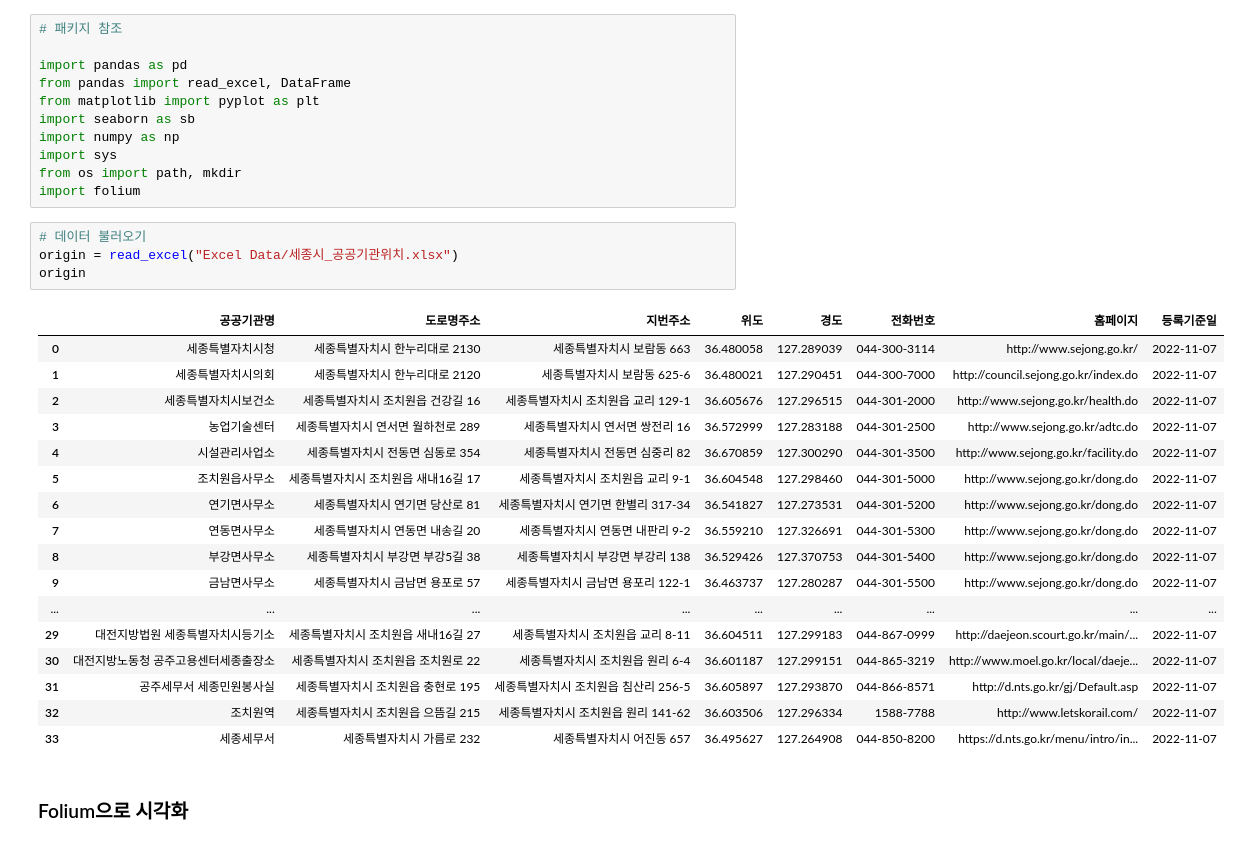
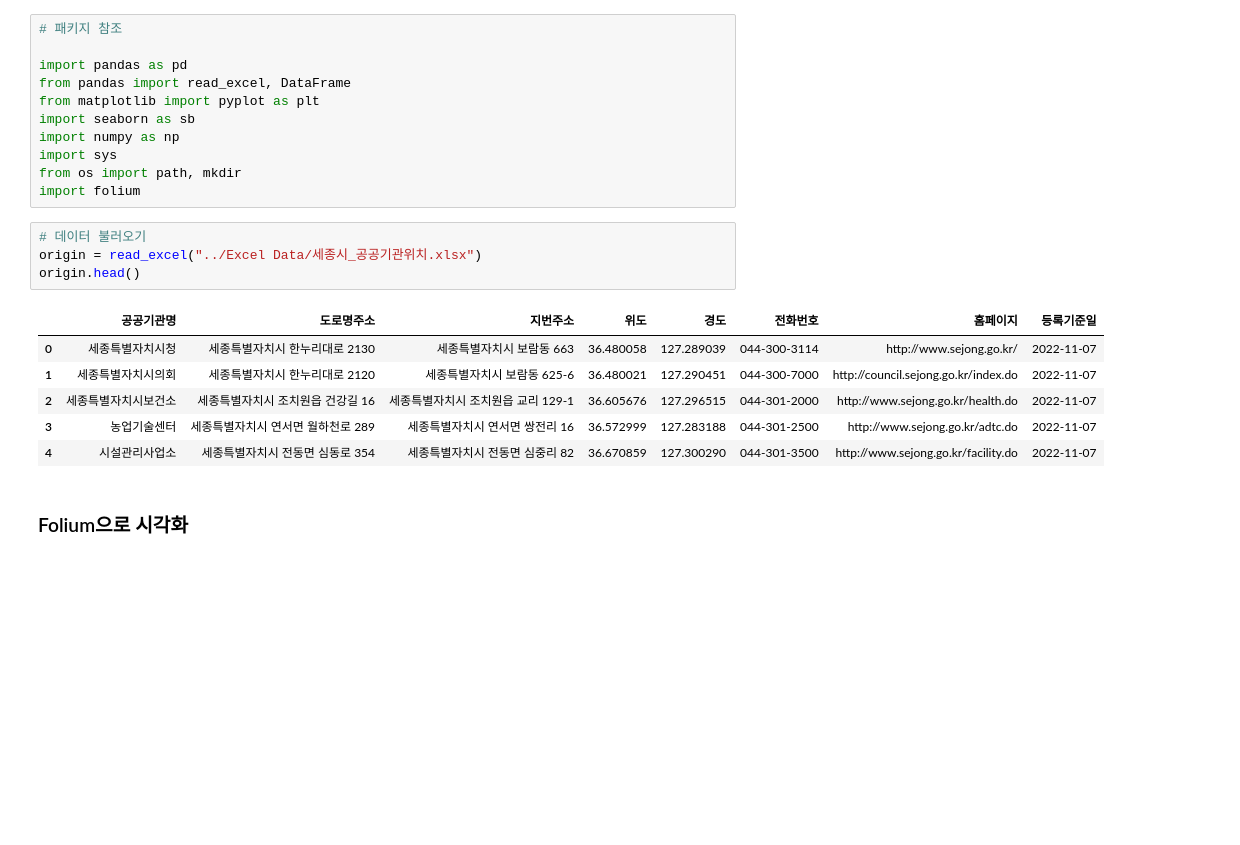
Before and after one commit to jagara101/Sejong_City_Contest_exhibit, a Jupyter notebook: 세종시_공모전(0901~0930)/사용_데이터/!(완)(위치)세종시_공공기관_관련.ipynb, the cells around one changed output. Saved outputs shown, nothing was run; the diff lists cells and outputs as text; blank space fills up the shorter version.

```diff
--- a/세종시_공모전(0901~0930)/사용_데이터/!(완)(위치)세종시_공공기관_관련.ipynb
+++ b/세종시_공모전(0901~0930)/사용_데이터/!(완)(위치)세종시_공공기관_관련.ipynb
@@ -11,26 +11,15 @@ from os import path, mkdir
 import folium
 # %%
 # 데이터 불러오기
-origin = read_excel("Excel Data/세종시_공공기관위치.xlsx")
-origin
+origin = read_excel("../Excel Data/세종시_공공기관위치.xlsx")
+origin.head()
 # %% [output]
 |  | 공공기관명 | 도로명주소 | 지번주소 | 위도 | 경도 | 전화번호 | 홈페이지 | 등록기준일 |
 | 0 | 세종특별자치시청 | 세종특별자치시 한누리대로 2130 | 세종특별자치시 보람동 663 | 36.480058 | 127.289039 | 044-300-3114 | http://www.sejong.go.kr/ | 2022-11-07 |
 | 1 | 세종특별자치시의회 | 세종특별자치시 한누리대로 2120 | 세종특별자치시 보람동 625-6 | 36.480021 | 127.290451 | 044-300-7000 | http://council.sejong.go.kr/index.do | 2022-11-07 |
 | 2 | 세종특별자치시보건소 | 세종특별자치시 조치원읍 건강길 16 | 세종특별자치시 조치원읍 교리 129-1 | 36.605676 | 127.296515 | 044-301-2000 | http://www.sejong.go.kr/health.do | 2022-11-07 |
 | 3 | 농업기술센터 | 세종특별자치시 연서면 월하천로 289 | 세종특별자치시 연서면 쌍전리 16 | 36.572999 | 127.283188 | 044-301-2500 | http://www.sejong.go.kr/adtc.do | 2022-11-07 |
 | 4 | 시설관리사업소 | 세종특별자치시 전동면 심동로 354 | 세종특별자치시 전동면 심중리 82 | 36.670859 | 127.300290 | 044-301-3500 | http://www.sejong.go.kr/facility.do | 2022-11-07 |
-| 5 | 조치원읍사무소 | 세종특별자치시 조치원읍 새내16길 17 | 세종특별자치시 조치원읍 교리 9-1 | 36.604548 | 127.298460 | 044-301-5000 | http://www.sejong.go.kr/dong.do | 2022-11-07 |
-| 6 | 연기면사무소 | 세종특별자치시 연기면 당산로 81 | 세종특별자치시 연기면 한별리 317-34 | 36.541827 | 127.273531 | 044-301-5200 | http://www.sejong.go.kr/dong.do | 2022-11-07 |
-| 7 | 연동면사무소 | 세종특별자치시 연동면 내송길 20 | 세종특별자치시 연동면 내판리 9-2 | 36.559210 | 127.326691 | 044-301-5300 | http://www.sejong.go.kr/dong.do | 2022-11-07 |
-| 8 | 부강면사무소 | 세종특별자치시 부강면 부강5길 38 | 세종특별자치시 부강면 부강리 138 | 36.529426 | 127.370753 | 044-301-5400 | http://www.sejong.go.kr/dong.do | 2022-11-07 |
-| 9 | 금남면사무소 | 세종특별자치시 금남면 용포로 57 | 세종특별자치시 금남면 용포리 122-1 | 36.463737 | 127.280287 | 044-301-5500 | http://www.sejong.go.kr/dong.do | 2022-11-07 |
-| ... | ... | ... | ... | ... | ... | ... | ... | ... |
-| 29 | 대전지방법원 세종특별자치시등기소 | 세종특별자치시 조치원읍 새내16길 27 | 세종특별자치시 조치원읍 교리 8-11 | 36.604511 | 127.299183 | 044-867-0999 | http://daejeon.scourt.go.kr/main/... | 2022-11-07 |
-| 30 | 대전지방노동청 공주고용센터세종출장소 | 세종특별자치시 조치원읍 조치원로 22 | 세종특별자치시 조치원읍 원리 6-4 | 36.601187 | 127.299151 | 044-865-3219 | http://www.moel.go.kr/local/daeje... | 2022-11-07 |
-| 31 | 공주세무서 세종민원봉사실 | 세종특별자치시 조치원읍 충현로 195 | 세종특별자치시 조치원읍 침산리 256-5 | 36.605897 | 127.293870 | 044-866-8571 | http://d.nts.go.kr/gj/Default.asp | 2022-11-07 |
-| 32 | 조치원역 | 세종특별자치시 조치원읍 으뜸길 215 | 세종특별자치시 조치원읍 원리 141-62 | 36.603506 | 127.296334 | 1588-7788 | http://www.letskorail.com/ | 2022-11-07 |
-| 33 | 세종세무서 | 세종특별자치시 가름로 232 | 세종특별자치시 어진동 657 | 36.495627 | 127.264908 | 044-850-8200 | https://d.nts.go.kr/menu/intro/in... | 2022-11-07 |
 # %% [markdown]
 ### Folium으로 시각화
 # %%
```
Also changed, not shown: 6 other files.
